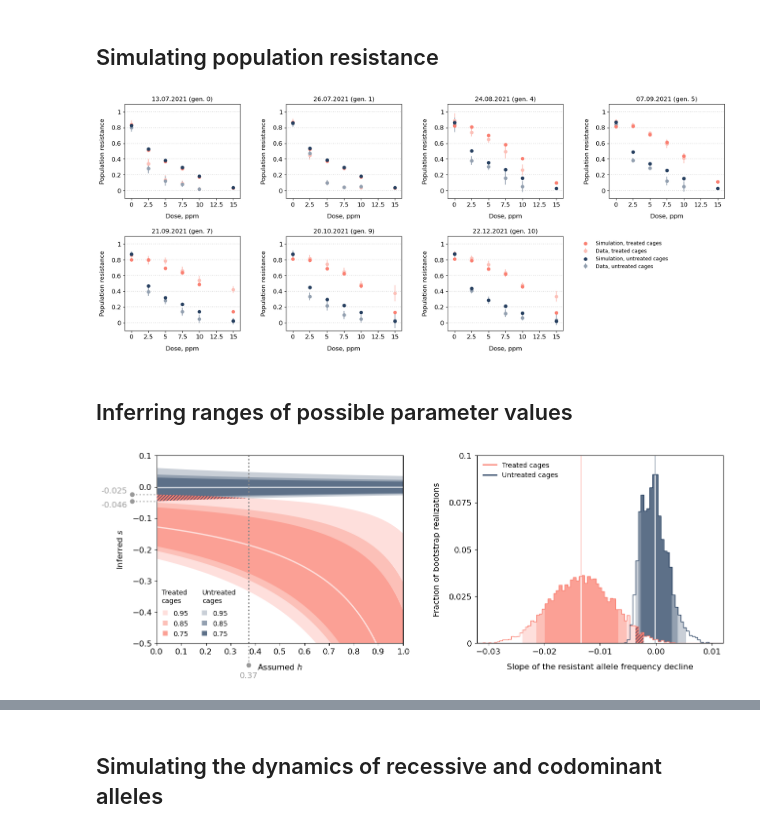
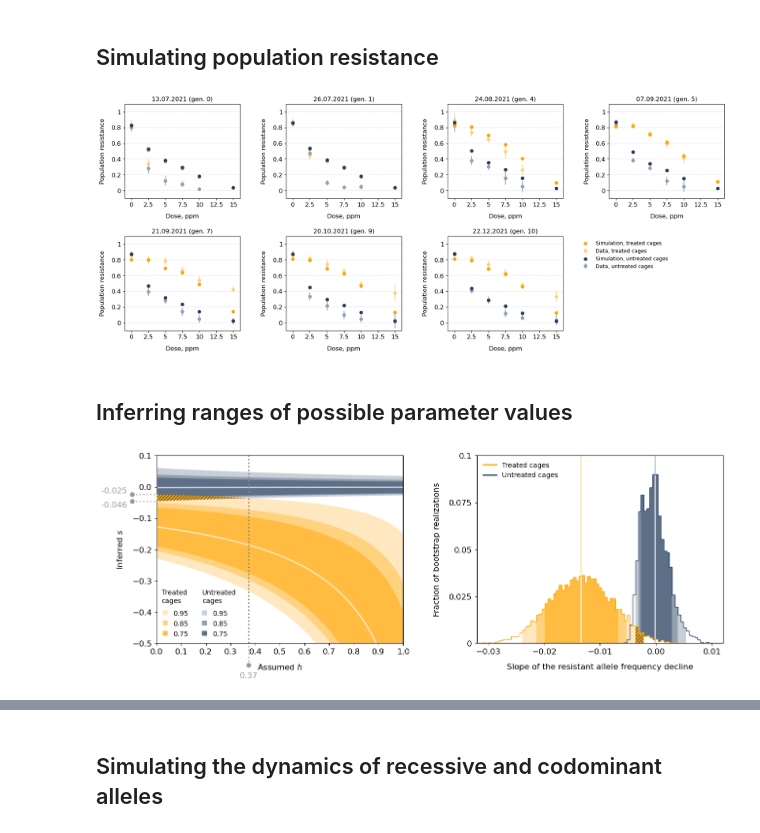
Before and after one commit to alyulina/dominance-reversal, a Jupyter notebook: simulations.ipynb, the cells around one changed output, grey strips where cells are left out. Saved outputs shown, nothing was run; the diff lists cells and outputs as text; code cells hidden in the pictures.

```diff
--- a/simulations.ipynb
+++ b/simulations.ipynb
@@ -35,8 +36,8 @@ genotypes_dict = dict(zip(genotypes, ['SS', 'SR1', 'SR2', 'SR3', 'R1R1', 'R1R2',
 # ploting parameters:
 grey = '#999999'
 blue = '#274060' # untreated cages
-pink = '#fa8072' # treated cages
-allele_colors = {0: '#30a4bc', 1: '#ffa45e', 2: '#ec4176', 3: '#782e6e'}
+orange = '#ffa500' # treated cages
+allele_colors = {0: '#30a4bc', 1: '#ffce1b', 2: '#ec4176', 3: '#782e6e'}
 w = 2 # linewidth
 fontsize = 12 # font size
 padsize = 12 # pad size
@@ -44,6 +45,6 @@ legendfontsize = 10 # legend font size
 
 display(Markdown('<br>'.join(
     f'<span style="font-family: monospace">{color} <span style="color: {color}">████████</span></span>'
-    for color in [pink, blue] + list(allele_colors.values())
+    for color in [orange, blue] + list(allele_colors.values())
 )))
 # %% [output]
@@ -287,7 +288,7 @@ for c in range(2):
         sim_allele_freqs_pest = pd.DataFrame(columns=['allele', 't=0', 't=1', 't=2', 't=3', 't=4', 't=5', 't=6', 't=7', 't=8', 't=9', 't=10'])
         for i in alleles:
             sim_allele_freqs_pest.loc[len(sim_allele_freqs_pest.index)] = [alleles_dict[i]] + fs[i][:-1]
-            sim_allele_freqs_pest.to_csv('./data/sim_allele_freqs_pesticide.csv', index=False)
+            sim_allele_freqs_pest.to_csv('./data/sim_allele_freqs_treated_cages.csv', index=False)
 
         for i in alleles:
             plt.plot(range(0, t + 2), fs[i], color=allele_colors[i], label=alleles_dict[i], linewidth=w)
@@ -312,7 +313,7 @@ for c in range(2):
         sim_allele_freqs_control = pd.DataFrame(columns=['allele', 't=0', 't=1', 't=2', 't=3', 't=4', 't=5', 't=6', 't=7', 't=8', 't=9', 't=10'])
         for i in alleles:
             sim_allele_freqs_control.loc[len(sim_allele_freqs_control.index)] = [alleles_dict[i]] + fs_control[i][:-1]
-            sim_allele_freqs_control.to_csv('./data/sim_allele_freqs_control.csv', index=False)
+            sim_allele_freqs_control.to_csv('./data/sim_allele_freqs_untreated_cages.csv', index=False)
 
         for i in alleles:
             plt.plot(range(t + 2), fs_control[i], color=allele_colors[i], label=alleles_dict[i], linewidth=w)
@@ -420,12 +421,12 @@ for i, date in enumerate(dates_to_plot):
     for j, dose in enumerate(conc):
 
         plt.errorbar(x=dose, y=resistance_t_pesticide[date][j][0] / 100, yerr=resistance_t_pesticide[date][j][1] / 100,
-                     fmt='o', color=add_white(pink, 50))
+                     fmt='o', color=add_white(orange, 50))
         plt.errorbar(x=dose, y=resistance_t_control[date][j][0] / 100, yerr=resistance_t_pesticide[date][j][1] / 100,
                      fmt='o', color=add_white(blue, 50))
 
         plt.scatter(dose, calculate_resistance_in_pop(gen_fs_g, viabilities[dose]),
-                    marker='o', color=pink, zorder=4)
+                    marker='o', color=orange, zorder=4)
         plt.scatter(dose, calculate_resistance_in_pop(gen_fs_g_control, viabilities[dose]),
                     marker='o', color=blue, zorder=4)
 
@@ -433,8 +434,8 @@ for i, date in enumerate(dates_to_plot):
         sim_resistance_data.loc[len(sim_resistance_data.index)] = [calculate_resistance_in_pop(gen_fs_g_control, viabilities[dose]), 'control', dose, date, int(date_generation_dose_dict[date][0])]
 
     if i == 6: # this is just for the legend
-        plt.errorbar(x=-1, y=-1, yerr=0.5, fmt='o', color=add_white(pink, 50), label='Data, treated cages')
-        plt.scatter(-1, -1, marker='o', color=pink, label='Simulation, treated cages')
+        plt.errorbar(x=-1, y=-1, yerr=0.5, fmt='o', color=add_white(orange, 50), label='Data, treated cages')
+        plt.scatter(-1, -1, marker='o', color=orange, label='Simulation, treated cages')
 
         plt.errorbar(x=-1, y=-1, yerr=0.5, fmt='o', color=add_white(blue, 50), label='Data, untreated cages')
         plt.scatter(-1, -1, marker='o', color=blue, label='Simulation, untreated cages')
@@ -462,7 +463,7 @@ for i, date in enumerate(dates_to_plot):
 sim_resistance_data.to_csv('./data/sim_resistance_data.csv', index=False)
 plt.savefig('./figs/simulated_resistances.pdf', dpi=600, bbox_inches='tight')
 # %% [output]
-[figure, old version]
+[figure, new version]
 # %% [markdown]
 ## Inferring ranges of possible parameter values
 # %%
@@ -563,7 +564,7 @@ for i, h in enumerate(xs):
                          (s(mean_slope[0.85][1], f0, h), s(mean_slope[0.85][2], f0, h)),
                          (s(mean_slope[0.95][1], f0, h), s(mean_slope[0.95][2], f0, h)),
                          (s(mean_slope[1.00][1], f0, h), s(mean_slope[1.00][2], f0, h))]
-inferred_s.to_csv('./data/inferred_s.csv', index=False)
+inferred_s.to_csv('./data/inferred_s_treated_cages.csv', index=False)
 
 inferred_s_control = pd.DataFrame(columns=['h', '0.75', '0.85', '0.95', '1.00'], index=range(len(xs)))
 for i, h in enumerate(xs):
@@ -571,7 +572,7 @@ for i, h in enumerate(xs):
                                  (s(mean_slope_control[0.85][1], f0_control, h), s(mean_slope_control[0.85][2], f0_control, h)),
                                  (s(mean_slope_control[0.95][1], f0_control, h), s(mean_slope_control[0.95][2], f0_control, h)),
                                  (s(mean_slope_control[1.00][1], f0_control, h), s(mean_slope_control[1.00][2], f0_control, h))]
-inferred_s_control.to_csv('./data/inferred_s_control.csv', index=False)
+inferred_s_control.to_csv('./data/inferred_s_untreated_cages.csv', index=False)
 
 
 for d in range(2):
@@ -588,11 +589,11 @@ for d in range(2):
 
             plt.fill_between(xs, [s(mean_slope[cis[i]][1], f0, h) for h in xs],
                                  [s(mean_slope[cis[i]][2], f0, h) for h in xs],
-                                 color=add_white(pink, (i + 1) * 25), alpha=1, linewidth=0, label=str(cis[i]))
+                                 color=add_white(orange, (i + 1) * 25), alpha=1, linewidth=0, label=str(cis[i]))
 
         # plotting the means:
         plt.plot(xs, [s(mean_slope_control[cis[0]][0], f0_control, h) for h in xs], color=add_white(blue, 75), linewidth=2, alpha=1, zorder=2)
-        plt.plot(xs, [s(mean_slope[cis[0]][0], f0, h) for h in xs], color=add_white(pink, 75), linewidth=2, alpha=1, zorder=2)
+        plt.plot(xs, [s(mean_slope[cis[0]][0], f0, h) for h in xs], color=add_white(orange, 75), linewidth=2, alpha=1, zorder=2)
 
         # finding where contour lines overlap:
         h_critical = xs[np.argmin(np.abs([np.array([s(mean_slope_control[cis[2]][1], f0_control, h) for h in xs]) - np.array([s(mean_slope[cis[2]][2], f0, h) for h in xs])]))]
@@ -613,7 +614,7 @@ for d in range(2):
         plt.fill_between([x for x in xs if x < h_critical],
                          [s(mean_slope_control[0.95], f0_control, h)[1] for h in [x for x in xs if x < h_critical]],
                          [s(mean_slope[0.95], f0, h)[2] for h in [x for x in xs if x < h_critical]],
-                         color=pink, hatch='/////', edgecolor=blue, alpha=1, linewidth=0, zorder=10)
+                         color=orange, hatch='/////', edgecolor=blue, alpha=1, linewidth=0, zorder=10)
 
 
         plt.xlim(0, 1)
@@ -647,36 +648,36 @@ for d in range(2):
         for j, (count, value, bar) in enumerate(zip(counts, values, bars)):
             for i in range(len(cis) - 1)[::-1]:
                 if value >= mean_slope[cis[i]][1] and value <= mean_slope[cis[i]][2]:
-                    bar.set_color(add_white(pink, (i + 1) * 25))
+                    bar.set_color(add_white(orange, (i + 1) * 25))
             # finding the overlapping bit:
             if value >= mean_slope_control[0.95][1] and value <= mean_slope[0.95][2]:
-                bar.set_color(pink)
+                bar.set_color(orange)
                 bar.set_hatch('/////')
                 bar.set_edgecolor(blue)
                 bar.set_linewidth(0.0)
 
-        plt.axvline(np.mean([x[0] for x in bootstrapped_slope_intercept]), color=add_white(pink, 75), linewidth=2)
+        plt.axvline(np.mean([x[0] for x in bootstrapped_slope_intercept]), color=add_white(orange, 75), linewidth=2)
         plt.axvline(np.mean([x[0] for x in bootstrapped_slope_intercept_control]), color=add_white(blue, 75), linewidth=2)
 
-        plt.hist([x[0] for x in bootstrapped_slope_intercept], bins=np.linspace(-0.035, 0.015, 100), histtype='step', alpha=1, edgecolor=pink)
+        plt.hist([x[0] for x in bootstrapped_slope_intercept], bins=np.linspace(-0.035, 0.015, 100), histtype='step', alpha=1, edgecolor=orange)
         plt.hist([x[0] for x in bootstrapped_slope_intercept_control], bins=np.linspace(-0.035, 0.015, 100), histtype='step', alpha=1, edgecolor=blue)
 
         # for legend
-        plt.axvline(-1, color=pink, linewidth=2, label='Treated cages')
+        plt.axvline(-1, color=orange, linewidth=2, label='Treated cages')
         plt.axvline(1, color=blue, linewidth=2, label='Untreated cages')
 
         plt.legend(frameon=False, fontsize=legendfontsize)
 
         plt.xlim(-0.032, 0.012)
         plt.ylim(0, 1000)
         plt.yticks([0, 250, 500, 750, 1000], [0, 250 / B, 500 / B, 750 / B, 1000 / B])
         plt.xticks([-0.03, -0.02, -0.01, 0, 0.01])
 
         plt.tick_params(axis='both', labelsize=fontsize)
 
         plt.xlabel('Slope of the resistant allele frequency decline', fontsize=fontsize, labelpad=padsize);
         plt.ylabel('Fraction of bootstrap realizations', fontsize=fontsize, labelpad=padsize);
 
 plt.savefig('./figs/inferred_s_h_mean_and_cis.pdf', dpi=600, bbox_inches='tight')
 # %% [output]
-[figure, old version]
+[figure, new version]
```
Also changed, not shown: parts of 6 cells of this notebook.
